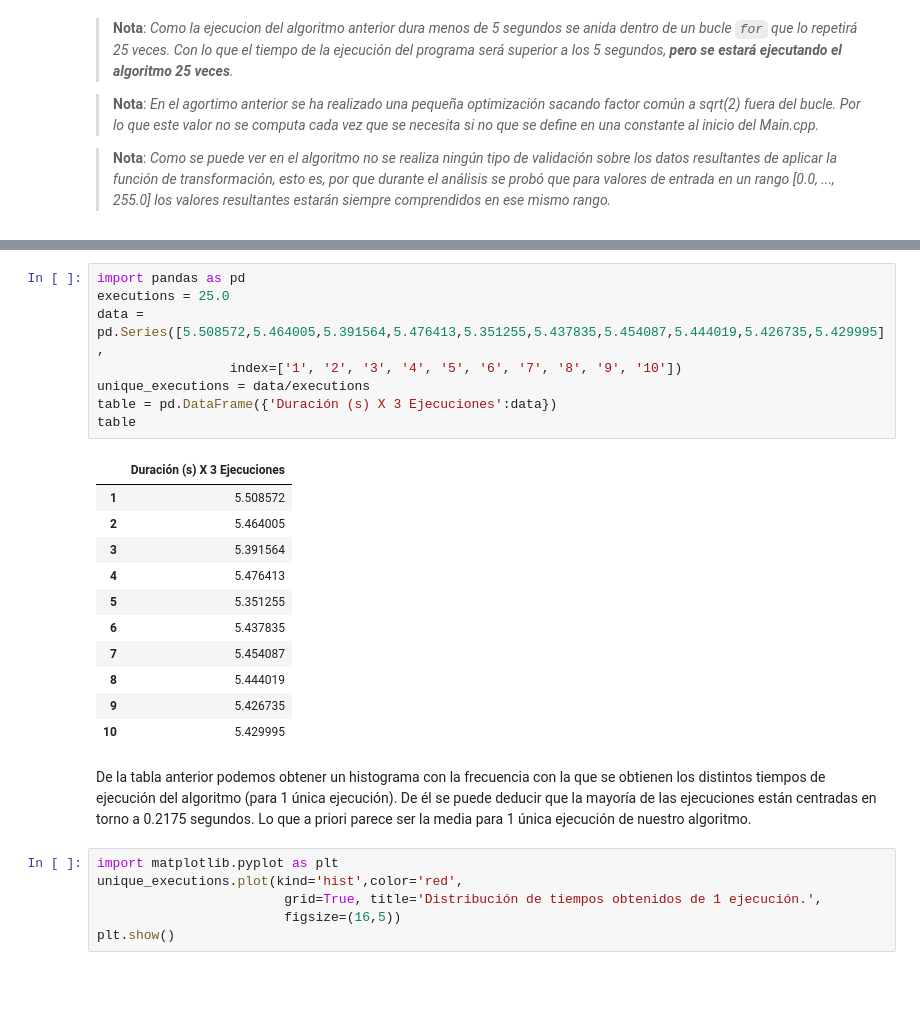
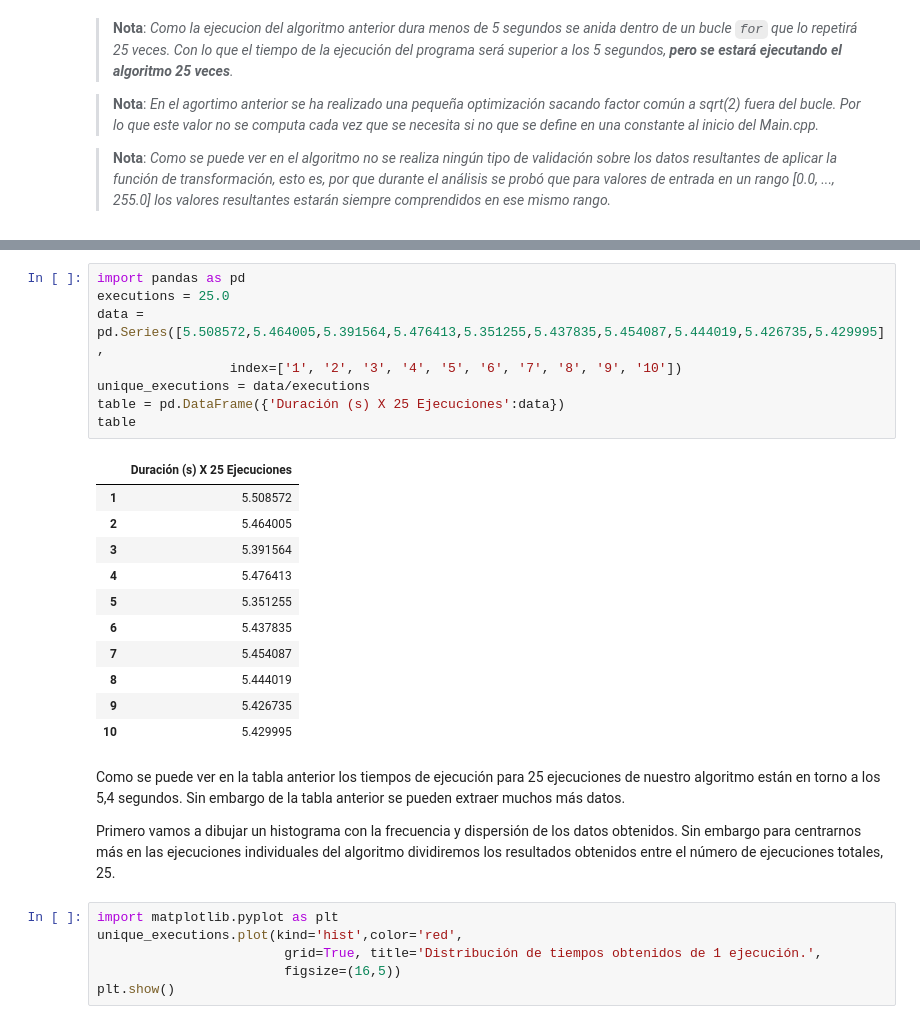
Before and after one commit to thewilly/GIISOF01-2-002-Arquitectura-Computadores, a Jupyter notebook: notebooks/2018-11-02-teamwork-all.ipynb, the cells around one changed output, grey strips where cells are left out. Drawn from its saved outputs; the diff is of its cells as text; blank space fills up the shorter version.

```diff
--- a/notebooks/2018-11-02-teamwork-all.ipynb
+++ b/notebooks/2018-11-02-teamwork-all.ipynb
@@ -180,13 +164,13 @@ Para el algoritmo anterior se obtienen los siguientes datos tras realizar 10 eje
 # %%
 import pandas as pd
 executions = 25.0
 data = pd.Series([5.508572,5.464005,5.391564,5.476413,5.351255,5.437835,5.454087,5.444019,5.426735,5.429995],
                  index=['1', '2', '3', '4', '5', '6', '7', '8', '9', '10'])
 unique_executions = data/executions
-table = pd.DataFrame({'Duración (s) X 3 Ejecuciones':data})
+table = pd.DataFrame({'Duración (s) X 25 Ejecuciones':data})
 table
 # %% [output]
-|  | Duración (s) X 3 Ejecuciones |
+|  | Duración (s) X 25 Ejecuciones |
 | 1 | 5.508572 |
 | 2 | 5.464005 |
 | 3 | 5.391564 |
@@ -197,8 +181,10 @@ table
 | 8 | 5.444019 |
 | 9 | 5.426735 |
 | 10 | 5.429995 |
-# %% [markdown]
-De la tabla anterior podemos obtener un histograma con la frecuencia con la que se obtienen los distintos tiempos de ejecución del algoritmo (para 1 única ejecución). De él se puede deducir que la mayoría de las ejecuciones están centradas en torno a 0.2175 segundos. Lo que a priori parece ser la media para 1 única ejecución de nuestro algoritmo.
+# %% [markdown]
+Como se puede ver en la tabla anterior los tiempos de ejecución para 25 ejecuciones de nuestro algoritmo están en torno a los 5,4 segundos. Sin embargo de la tabla anterior se pueden extraer muchos más datos.
+
+Primero vamos a dibujar un histograma con la frecuencia y dispersión de los datos obtenidos. Sin embargo para centrarnos más en las ejecuciones individuales del algoritmo dividiremos los resultados obtenidos entre el número de ejecuciones totales, 25.
 # %%
 import matplotlib.pyplot as plt
 unique_executions.plot(kind='hist',color='red',
```
Also changed, not shown: parts of 50 cells of this notebook.
